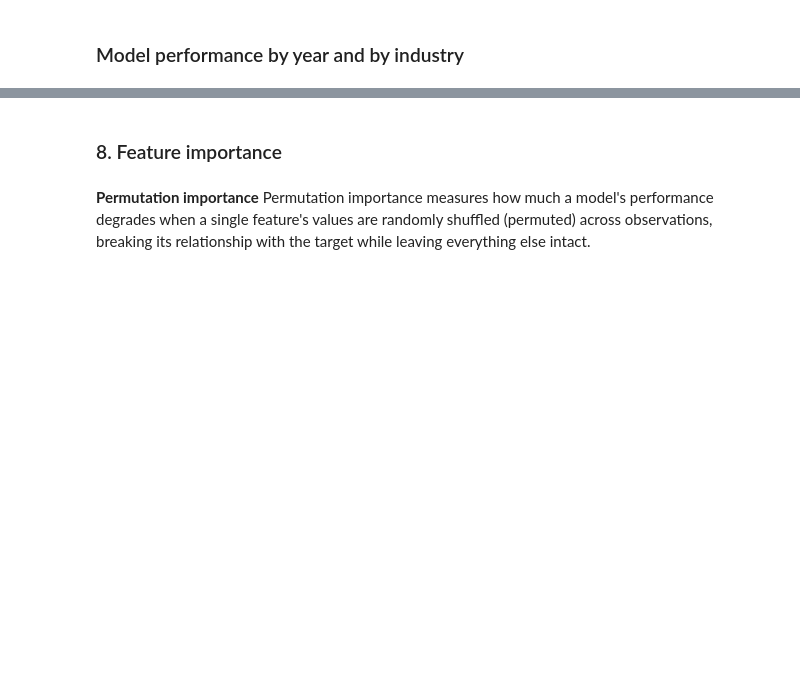
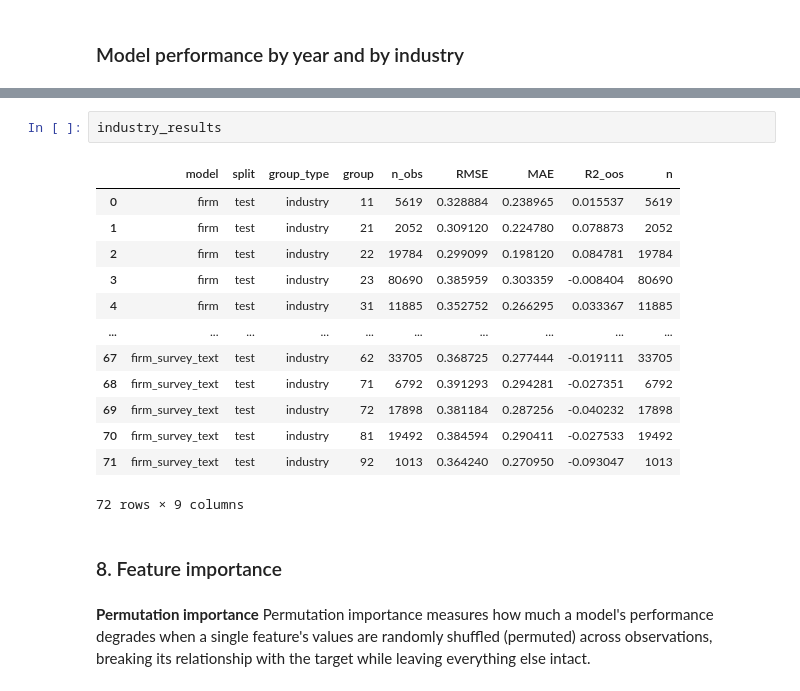
Before and after one commit to NhiPK/MLforEcon, a Jupyter notebook: model/neural_network_model.ipynb, the cells around one changed output, grey strips where cells are left out. Saved outputs shown, nothing was run; the diff lists cells and outputs as text; blank space fills up the shorter version.

```diff
--- a/model/neural_network_model.ipynb
+++ b/model/neural_network_model.ipynb
@@ -769,3 +891,19 @@ for industry in sorted(test_df_clean['naics_2digit'].unique()):
+# %%
+industry_results
+# %% [output]
+|  | model | split | group_type | group | n_obs | RMSE | MAE | R2_oos | n |
+| 0 | firm | test | industry | 11 | 5619 | 0.328884 | 0.238965 | 0.015537 | 5619 |
+| 1 | firm | test | industry | 21 | 2052 | 0.309120 | 0.224780 | 0.078873 | 2052 |
+| 2 | firm | test | industry | 22 | 19784 | 0.299099 | 0.198120 | 0.084781 | 19784 |
+| 3 | firm | test | industry | 23 | 80690 | 0.385959 | 0.303359 | -0.008404 | 80690 |
+| 4 | firm | test | industry | 31 | 11885 | 0.352752 | 0.266295 | 0.033367 | 11885 |
+| ... | ... | ... | ... | ... | ... | ... | ... | ... | ... |
+| 67 | firm_survey_text | test | industry | 62 | 33705 | 0.368725 | 0.277444 | -0.019111 | 33705 |
+| 68 | firm_survey_text | test | industry | 71 | 6792 | 0.391293 | 0.294281 | -0.027351 | 6792 |
+| 69 | firm_survey_text | test | industry | 72 | 17898 | 0.381184 | 0.287256 | -0.040232 | 17898 |
+| 70 | firm_survey_text | test | industry | 81 | 19492 | 0.384594 | 0.290411 | -0.027533 | 19492 |
+| 71 | firm_survey_text | test | industry | 92 | 1013 | 0.364240 | 0.270950 | -0.093047 | 1013 |
+72 rows × 9 columns
 # %% [markdown]
 ### 8. Feature importance
 # %% [markdown]
```
Also changed, not shown: parts of 25 cells of this notebook.
